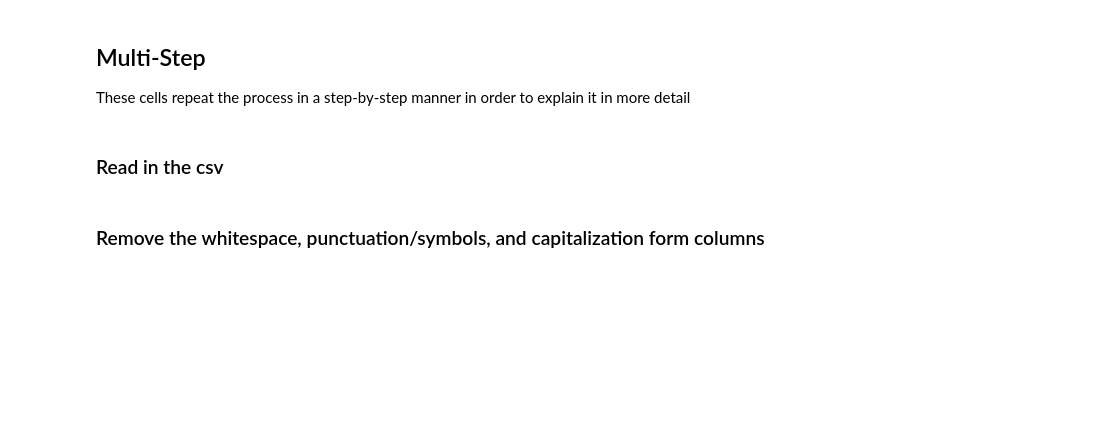
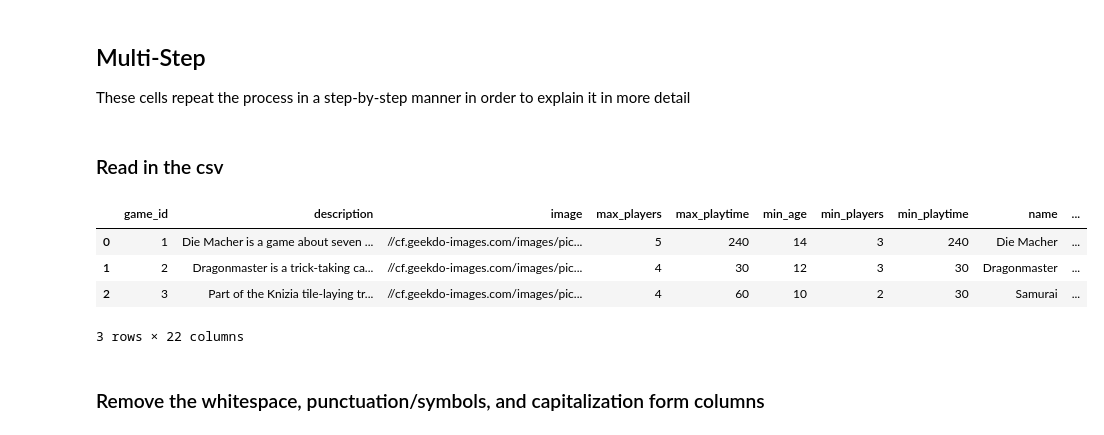
Before and after one commit to pyjanitor-devs/pyjanitor, a Jupyter notebook: examples/notebooks/board_games.ipynb, the cells around one changed output. Drawn from its saved outputs; the diff is of its cells as text; code cells hidden in the pictures; blank space fills up the shorter version.

Commit message:
fixed board_games notebook

```diff
--- a/examples/notebooks/board_games.ipynb
+++ b/examples/notebooks/board_games.ipynb
@@ -27,8 +27,14 @@ These cells repeat the process in a step-by-step manner in order to explain it i
 ### Read in the csv
 # %%
 df = pd.read_csv("https://raw.githubusercontent.com/rfordatascience/tidytuesday/master/data/2019/2019-03-12//board_games.csv")
-
+df.head(3)
 #readr::read_csv("https://raw.githubusercontent.com/rfordatascience/tidytuesday/master/data/2019/2019-03-12/board_games.csv")
+# %% [output]
+|  | game_id | description | image | max_players | max_playtime | min_age | min_players | min_playtime | name | ... |
+| 0 | 1 | Die Macher is a game about seven ... | //cf.geekdo-images.com/images/pic... | 5 | 240 | 14 | 3 | 240 | Die Macher | ... |
+| 1 | 2 | Dragonmaster is a trick-taking ca... | //cf.geekdo-images.com/images/pic... | 4 | 30 | 12 | 3 | 30 | Dragonmaster | ... |
+| 2 | 3 | Part of the Knizia tile-laying tr... | //cf.geekdo-images.com/images/pic... | 4 | 60 | 10 | 2 | 30 | Samurai | ... |
+3 rows × 22 columns
 # %% [markdown]
 ### Remove the whitespace, punctuation/symbols, and capitalization  form columns
 # %%
```
Also changed, not shown: parts of 7 cells of this notebook.
